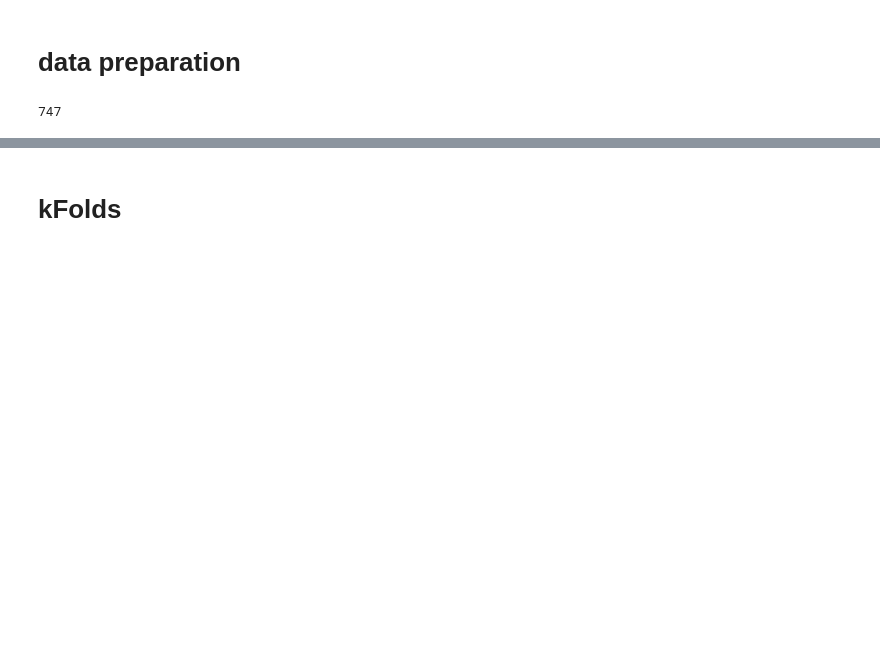
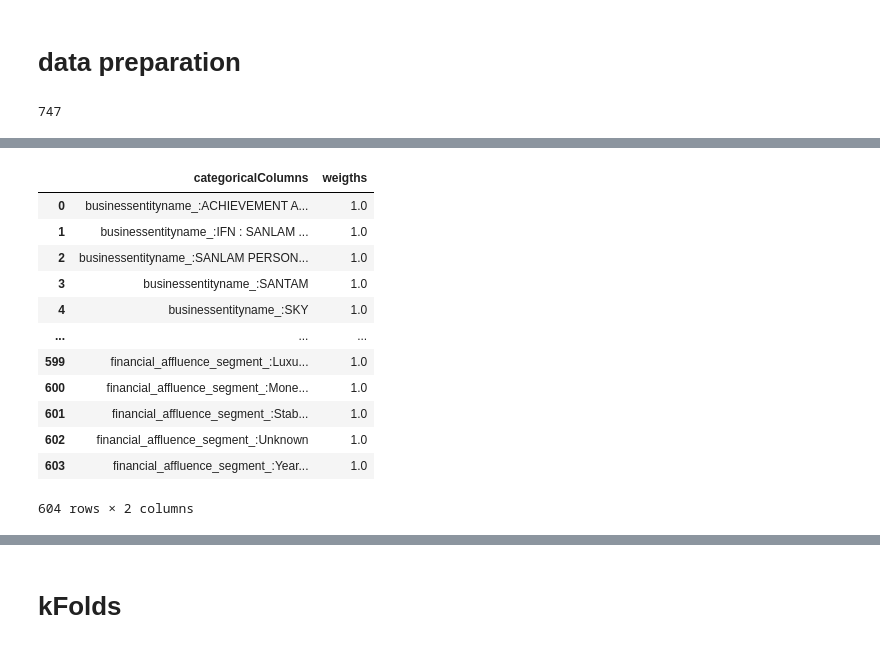
Before and after one commit to Christine-H-code/MetriclessRecommender, a Jupyter notebook: testing/run_functions.ipynb, the cells around one changed output, grey strips where cells are left out. Cells and saved outputs as stored; diff of their text form; code cells hidden in the pictures; blank space fills up the shorter version.

```diff
--- a/testing/run_functions.ipynb
+++ b/testing/run_functions.ipynb
@@ -45,13 +45,7 @@ foldSize = 2000
 # %% [markdown]
 # data preparation
 # %%
-itemColumns,nCategoricalColumns,aggTestData = dataPreparation.data_preparation(Datac.copy(),idColumnName,itemColumnName)
-aggTrainingData = dataPreparation.data_preparation(Datax.copy(),idColumnName,itemColumnName)[2]
-missing_cols = list(set(aggTestData.columns).difference(aggTrainingData.columns))
-new_cols_df = pd.DataFrame(
-    0,
-    index=aggTrainingData.index,
-    columns=missing_cols
-)
-aggTrainingData = pd.concat([aggTrainingData, new_cols_df], axis=1)
+itemColumnsTest,nCategoricalColumnsTest,aggTestData = dataPreparation.data_preparation(Datac.copy(),idColumnName,itemColumnName)
+itemColumns,nCategoricalColumns,aggTrainingData = dataPreparation.data_preparation(Datax.copy(),idColumnName,itemColumnName)
+
 trainingData = Datax.copy()
@@ -68,0 +77,2 @@ len(aggTrainingData.columns)
+# %%
+aggTrainingData.set_index(idColumnName).iloc[:,:nCategoricalColumns].columns
@@ -68,0 +100,20 @@ len(aggTrainingData.columns)
+# %%
+jw = pd.DataFrame()
+
+jw['categoricalColumns'] = aggTrainingData.set_index(idColumnName).iloc[:,:nCategoricalColumns].columns
+jw['weigths'] = optimalJaccardWeightings
+jw
+# %% [output]
+|  | categoricalColumns | weigths |
+| 0 | businessentityname_:ACHIEVEMENT A... | 1.0 |
+| 1 | businessentityname_:IFN : SANLAM ... | 1.0 |
+| 2 | businessentityname_:SANLAM PERSON... | 1.0 |
+| 3 | businessentityname_:SANTAM | 1.0 |
+| 4 | businessentityname_:SKY | 1.0 |
+| ... | ... | ... |
+| 599 | financial_affluence_segment_:Luxu... | 1.0 |
+| 600 | financial_affluence_segment_:Mone... | 1.0 |
+| 601 | financial_affluence_segment_:Stab... | 1.0 |
+| 602 | financial_affluence_segment_:Unknown | 1.0 |
+| 603 | financial_affluence_segment_:Year... | 1.0 |
+604 rows × 2 columns
```
Also changed, not shown: parts of 13 cells of this notebook, 1 other file.
